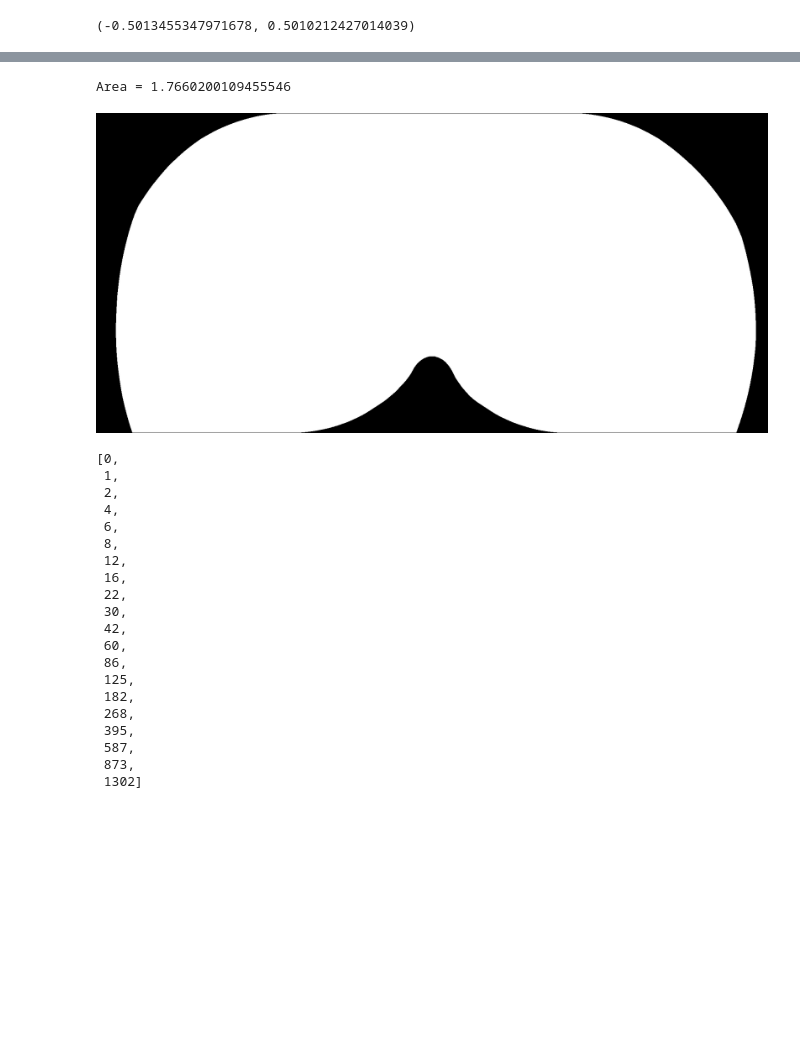
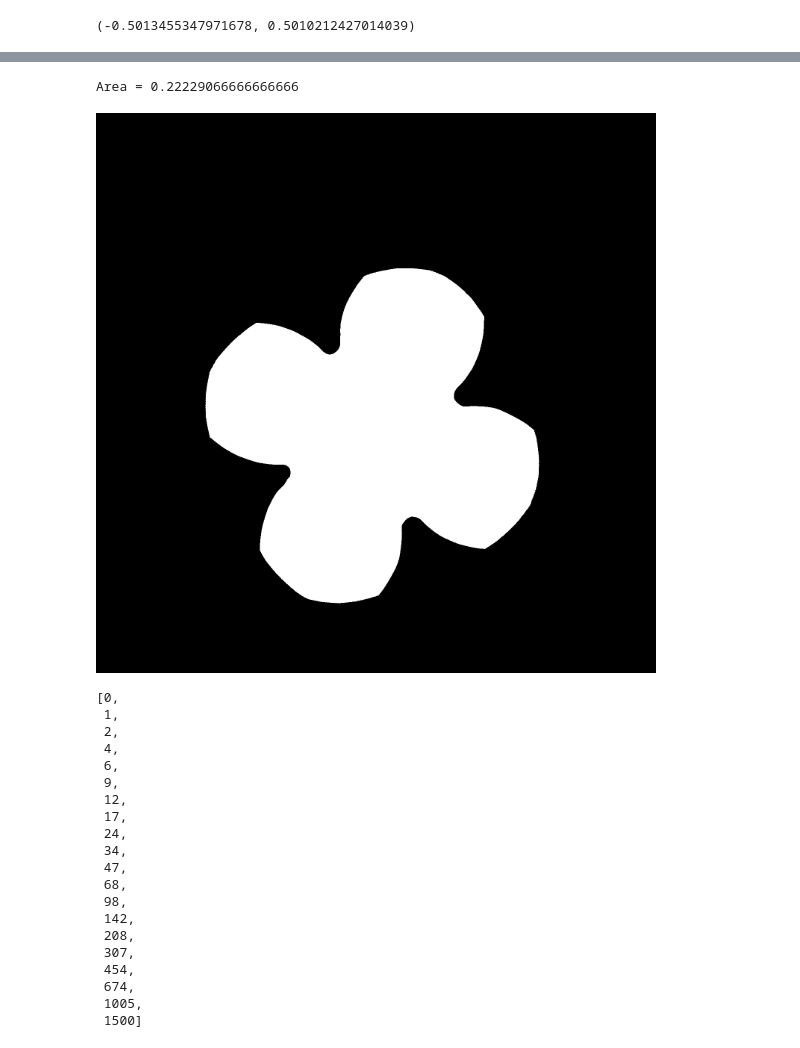
Before and after one commit to ShengzhiWu/moving-sofa-problem, a Jupyter notebook: src/制作动画.ipynb, the cells around one changed output, grey strips where cells are left out. Drawn from its saved outputs; the diff is of its cells as text; code cells hidden in the pictures; blank space fills up the shorter version.

```diff
--- a/src/制作动画.ipynb
+++ b/src/制作动画.ipynb
@@ -11,7 +11,8 @@ ti.init(arch=ti.gpu)
 
 # xs, ys, rotations = np.load('../trajectory/双拐角_offset2.0/sofa_488.npy')
 # xs, ys, rotations = np.load('../trajectory/双拐角_offset1/sofa_3394.npy')
-xs, ys, rotations = np.load('../trajectory/180°拐角/sofa_1302.npy')
+# xs, ys, rotations = np.load('../trajectory/180°拐角/sofa_1302.npy')
+xs, ys, rotations = np.load('../trajectory/5花瓣房间/sofa_1500.npy')
 
 # 数据点
 plt.plot(xs, 'o', markersize=2)
@@ -40,7 +42,8 @@ def key_function(xs, ys, rotations):  # 要求这个函数单调递增来重新
     # keys = xs - ys
     # return xs - ys - (ys + 0.5) * rotations * 0.3  # 适配双拐角沙发（offset = 2）
     # return xs - ys - (ys + 0) * rotations * 0.4  # 适配双拐角沙发（offset = 1）
-    return -rotations * 1 - ys * 1 + np.sign(np.pi / 2 + rotations + ys) * (xs - 0.5) * 1
+    # return -rotations * 1 - ys * 1 + np.sign(np.pi / 2 + rotations + ys) * (xs - 0.5) * 1  # 适配180°拐角沙发
+    return rotations  # 适配180°拐角沙发
 
 keys = key_function(xs, ys, rotations)
 plt.plot(keys, 'o', markersize=2)
@@ -63,24 +66,36 @@ plt.plot(rotations_monotonic)
 # %%
 offset = 1
 
 # @ti.func
 # def is_forbidden(x, y):  # 指定哪里是墙（双拐角）
 #     return y < -offset or y > 1 or (x < 0.0 and y < 0.0) or (x > 1.0 and y > -offset + 1.0)
 
+# @ti.func
+# def is_forbidden(x1, y1, x2, y2):  # 指定哪里是墙（180°拐角）
+#     return y2 < -1 or y2 > 1 or x2 > 1 or (x2 < 0 and y1 * y2 < 0)  # 括号里的内容制定了无穷薄但不能穿过的墙
+
+r1, r2, r3 = 0, 7, 15  # 走廊形状参数 0, 7, 11 0, 7, 15
+teeth_count = 4  # 齿轮齿数 10
+sofa_w = r3 * 2  # 求解域的尺寸
+sofa_h = sofa_w  # 求解域的尺寸
 @ti.func
-def is_forbidden(x1, y1, x2, y2):  # 指定哪里是墙（180°拐角）
-    return y2 < -1 or y2 > 1 or x2 > 1 or (x2 < 0 and y1 * y2 < 0)  # 括号里的内容制定了无穷薄但不能穿过的墙
+def is_forbidden(x, y):  # 指定哪里是墙（花瓣房间）
+    r = (x ** 2 + y ** 2) ** 0.5
+    a = ti.atan2(y, x)
+    a = a / (2 * np.pi) * (teeth_count + 1)  # 外圈必须比内圈多一齿
+    r_wall = r2 + (r3 - r2) * 2 * ti.abs(a - ti.round(a))  # 三角波
+    return r < r1 or r > r_wall
 
 # sofa, survive_mask = get_sofa(is_forbidden, xs, ys, rotations, resolution=2000, trajectory_upsampling=101, return_hitting_time=True)
 sofa, survive_mask = get_sofa(
-    is_forbidden, xs_monotonic, ys_monotonic, rotations_monotonic, resolution=2000,
-    sofa_w=2.1, sofa_h=1,
+    is_forbidden, xs_monotonic, ys_monotonic, rotations_monotonic, resolution=1500,
+    sofa_w=sofa_w, sofa_h=sofa_h,
     trajectory_upsampling=1, return_hitting_time=True)
 print(f'Area = {np.sum(sofa) / min(*sofa.shape) ** 2}')
 
 image = Image.fromarray(np.array(sofa.T[::-1] * 255, dtype=np.uint8))
 image
 # %% [output]
-Area = 1.7660200109455546
+Area = 0.22229066666666666
-[figure, old version]
+[figure, new version]
 # %%
@@ -152,7 +167,7 @@ Area = 1.7660200109455546
 
 # 适配180°拐角沙发
 def id_function(i):
-    return int(0.5792 * (1.5 ** i - 1) - -1 * i)
+    return int(0.6685 * (1.5 ** i - 1) - -1 * i)
 
 [id_function(i) for i in range(20)]
 # %% [output]
@@ -161,21 +176,21 @@ def id_function(i):
  2,
  4,
  6,
- 8,
+ 9,
  12,
- 16,
- 22,
- 30,
- 42,
- 60,
- 86,
- 125,
- 182,
- 268,
- 395,
- 587,
- 873,
- 1302]
+ 17,
+ 24,
+ 34,
+ 47,
+ 68,
+ 98,
+ 142,
+ 208,
+ 307,
+ 454,
+ 674,
+ 1005,
+ 1500]
 # %%
 plt.plot([id_function(i) for i in range(20)])
 # %% [output]
```
Also changed, not shown: parts of 8 cells of this notebook, 2 other files.
